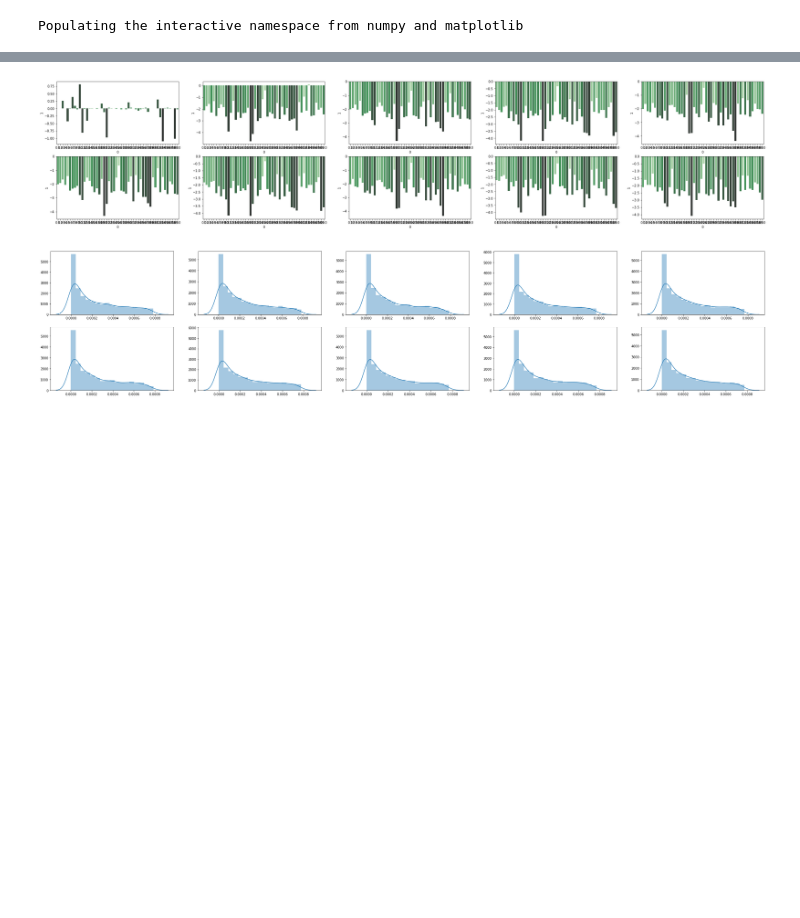
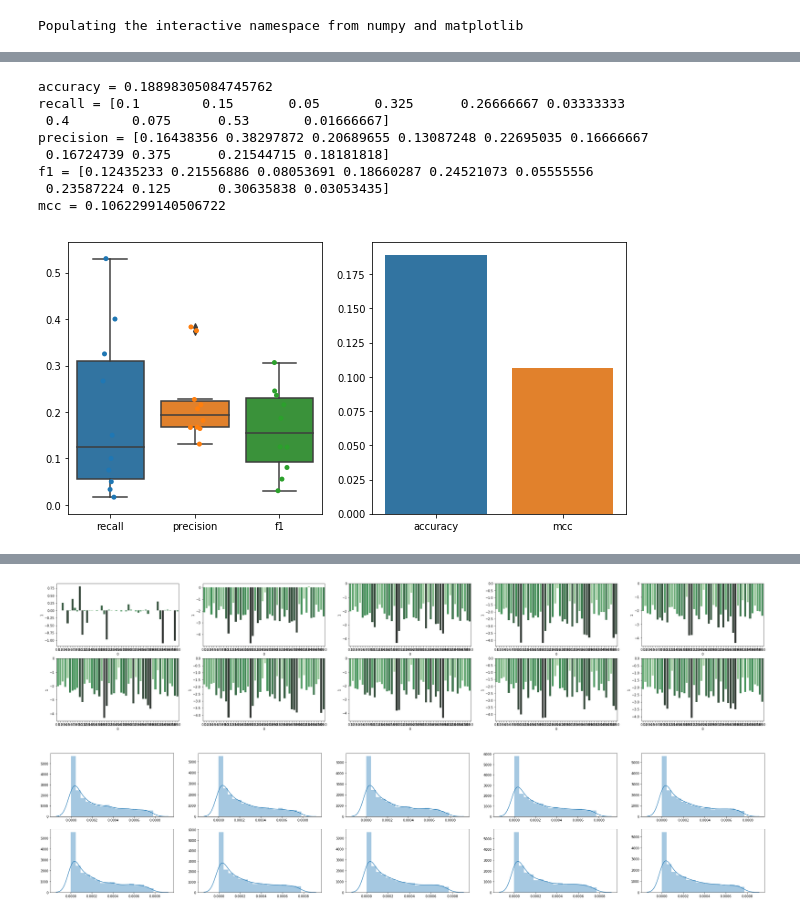
Before and after one commit to dipfinal/non-iid, a Jupyter notebook: jupyter/visualize_parameters.ipynb, the cells around one changed output, grey strips where cells are left out. Drawn from its saved outputs; the diff is of its cells as text; code cells hidden in the pictures; blank space fills up the shorter version.

```diff
--- a/jupyter/visualize_parameters.ipynb
+++ b/jupyter/visualize_parameters.ipynb
@@ -27,0 +116,43 @@ w_path = 'output/models/crlr/CRLR_ws/'
+# %%
+eps=1e-3
+def sigmoid(x):
+    #z = np.dot(X,W)
+    exp_x = np.exp(x)
+    sum_exp_x = np.sum(exp_x,axis=1)
+    sum_exp_x= sum_exp_x.reshape((x.shape[0],1))
+    sigmoid = exp_x / (sum_exp_x+eps**3)
+    #print ('sigmoid',exp_x,sum_exp_x)
+    return sigmoid
+def report_metrics(y_test, y_pred):
+    scorers = {'accuracy': accuracy_score(y_test, y_pred),
+           'recall': recall_score(y_test, y_pred,average=None),
+           'precision': precision_score(y_test, y_pred,average=None),
+           'f1': f1_score(y_test, y_pred,average=None),
+           'mcc': matthews_corrcoef(y_test, y_pred)
+    }
+    for metric in scorers.keys():
+        print('{} = {}'.format(metric, scorers[metric]))
+    return scorers['f1'],scorers['accuracy'],scorers['recall'],scorers['precision'],scorers['mcc']
+def report_metrics_plot(y_test, y_pred):
+    fig, ax = plt.subplots(1,2,figsize=(10,5))
+    f1,accuracy,recall,precision,mcc = report_metrics(y_test, y_pred)
+    metrics_1 = np.concatenate((recall.reshape(-1,1),precision.reshape(-1,1),f1.reshape(-1,1)),axis=1)
+    sns.stripplot(data=metrics_1,ax=ax[0])
+    sns.boxplot(data=metrics_1,ax=ax[0])
+    ax[0].set_xticklabels(['recall','precision','f1'])
+    metrics_2=np.array([accuracy,mcc])
+    sns.barplot(data=pd.DataFrame(metrics_2.reshape(1,-1)),ax=ax[1])
+    ax[1].set_xticklabels(['accuracy','mcc'])
+# %%
+y_pred = np.argmax(sigmoid(np.dot(X_test,bates_nol1)),axis=1)
+report_metrics_plot(np.where(y_test==1)[1], y_pred)
+# %% [output]
+accuracy = 0.18898305084745762
+recall = [0.1        0.15       0.05       0.325      0.26666667 0.03333333
+ 0.4        0.075      0.53       0.01666667]
+precision = [0.16438356 0.38297872 0.20689655 0.13087248 0.22695035 0.16666667
+ 0.16724739 0.375      0.21544715 0.18181818]
+f1 = [0.12435233 0.21556886 0.08053691 0.18660287 0.24521073 0.05555556
+ 0.23587224 0.125      0.30635838 0.03053435]
+mcc = 0.1062299140506722
+[figure, added]
```
Also changed, not shown: parts of 14 cells of this notebook, 32 other files.
